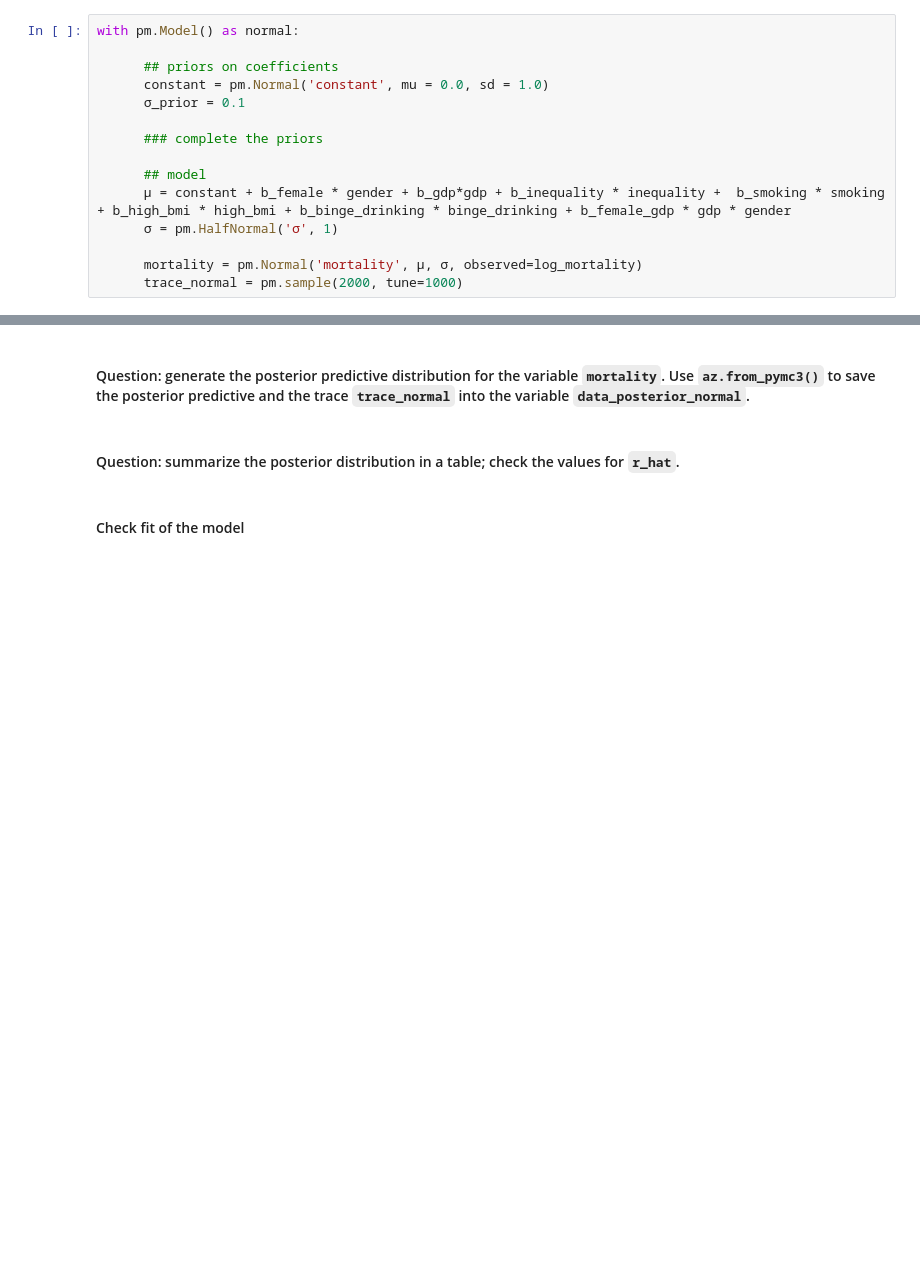
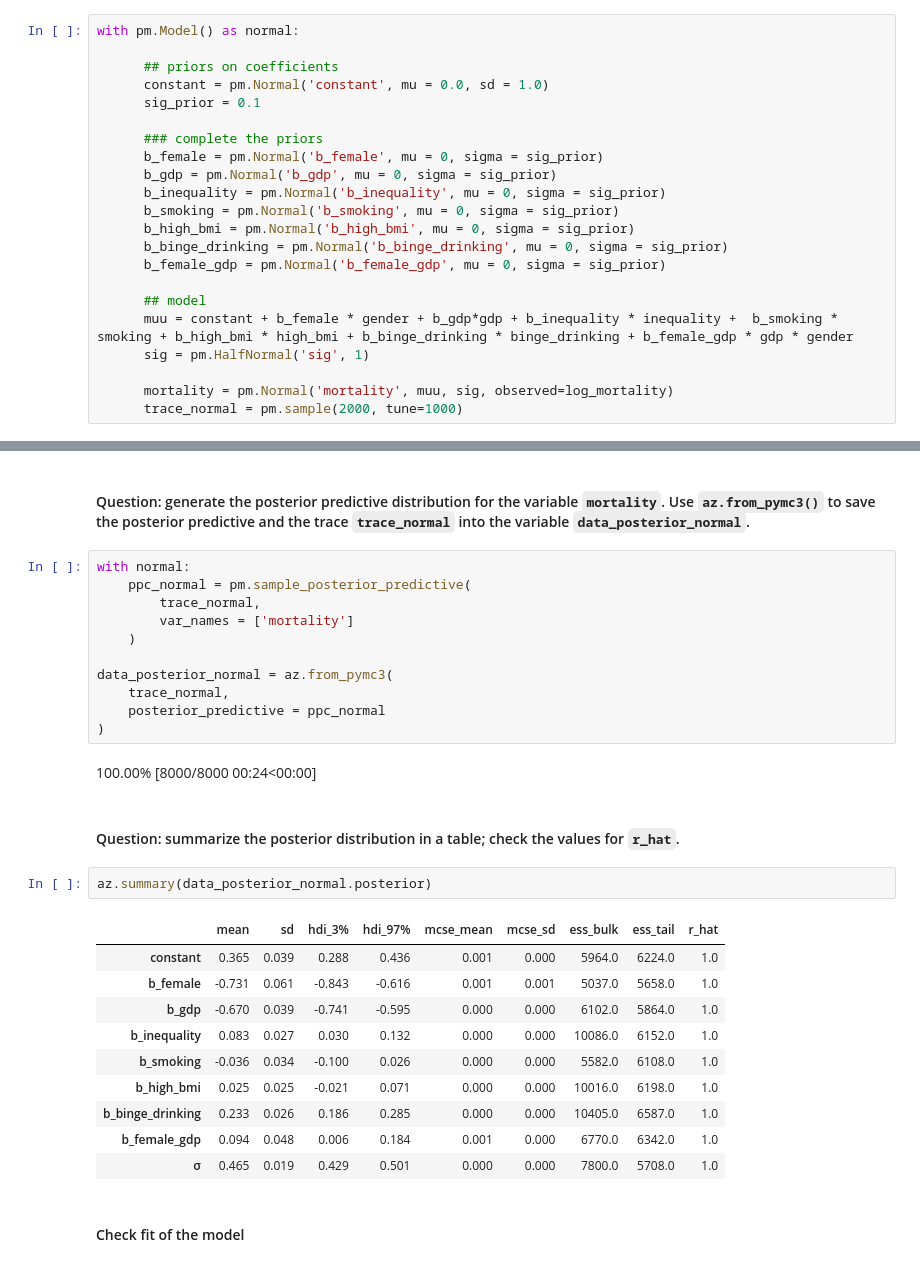
Before and after one commit to cejkiebo/msc_datascience, a Jupyter notebook: hacking_part_2.ipynb, the cells around one changed output, grey strips where cells are left out. Saved outputs shown, nothing was run; the diff lists cells and outputs as text; blank space fills up the shorter version.

Commit message:
Model specified and run on real-world data

```diff
--- a/hacking_part_2.ipynb
+++ b/hacking_part_2.ipynb
@@ -1046,13 +1046,20 @@ with pm.Model() as normal:
 
       ## priors on coefficients
       constant = pm.Normal('constant', mu = 0.0, sd = 1.0)
-      σ_prior = 0.1
+      sig_prior = 0.1
 
       ### complete the priors
+      b_female = pm.Normal('b_female', mu = 0, sigma = sig_prior)
+      b_gdp = pm.Normal('b_gdp', mu = 0, sigma = sig_prior)
+      b_inequality = pm.Normal('b_inequality', mu = 0, sigma = sig_prior)
+      b_smoking = pm.Normal('b_smoking', mu = 0, sigma = sig_prior)
+      b_high_bmi = pm.Normal('b_high_bmi', mu = 0, sigma = sig_prior)
+      b_binge_drinking = pm.Normal('b_binge_drinking', mu = 0, sigma = sig_prior)
+      b_female_gdp = pm.Normal('b_female_gdp', mu = 0, sigma = sig_prior)
 
       ## model
-      μ = constant + b_female * gender + b_gdp*gdp + b_inequality * inequality +  b_smoking * smoking + b_high_bmi * high_bmi + b_binge_drinking * binge_drinking + b_female_gdp * gdp * gender
-      σ = pm.HalfNormal('σ', 1)
+      muu = constant + b_female * gender + b_gdp*gdp + b_inequality * inequality +  b_smoking * smoking + b_high_bmi * high_bmi + b_binge_drinking * binge_drinking + b_female_gdp * gdp * gender
+      sig = pm.HalfNormal('sig', 1)
 
-      mortality = pm.Normal('mortality', μ, σ, observed=log_mortality)
+      mortality = pm.Normal('mortality', muu, sig, observed=log_mortality)
       trace_normal = pm.sample(2000, tune=1000)
@@ -1059,7 +1073,33 @@ with pm.Model() as normal:
 # %% [markdown]
 #### Question: generate the posterior predictive distribution for the variable `mortality`. Use `az.from_pymc3()` to save the posterior predictive and the trace `trace_normal` into the variable `data_posterior_normal`.
+# %%
+with normal:
+    ppc_normal = pm.sample_posterior_predictive(
+        trace_normal,
+        var_names = ['mortality']
+    )
+
+data_posterior_normal = az.from_pymc3(
+    trace_normal,
+    posterior_predictive = ppc_normal
+)
+# %% [output]
+100.00% [8000/8000 00:24<00:00]
 # %% [markdown]
 #### Question: summarize the posterior distribution in a table; check the values for `r_hat`.
+# %%
+az.summary(data_posterior_normal.posterior)
+# %% [output]
+|  | mean | sd | hdi_3% | hdi_97% | mcse_mean | mcse_sd | ess_bulk | ess_tail | r_hat |
+| constant | 0.365 | 0.039 | 0.288 | 0.436 | 0.001 | 0.000 | 5964.0 | 6224.0 | 1.0 |
+| b_female | -0.731 | 0.061 | -0.843 | -0.616 | 0.001 | 0.001 | 5037.0 | 5658.0 | 1.0 |
+| b_gdp | -0.670 | 0.039 | -0.741 | -0.595 | 0.000 | 0.000 | 6102.0 | 5864.0 | 1.0 |
+| b_inequality | 0.083 | 0.027 | 0.030 | 0.132 | 0.000 | 0.000 | 10086.0 | 6152.0 | 1.0 |
+| b_smoking | -0.036 | 0.034 | -0.100 | 0.026 | 0.000 | 0.000 | 5582.0 | 6108.0 | 1.0 |
+| b_high_bmi | 0.025 | 0.025 | -0.021 | 0.071 | 0.000 | 0.000 | 10016.0 | 6198.0 | 1.0 |
+| b_binge_drinking | 0.233 | 0.026 | 0.186 | 0.285 | 0.000 | 0.000 | 10405.0 | 6587.0 | 1.0 |
+| b_female_gdp | 0.094 | 0.048 | 0.006 | 0.184 | 0.001 | 0.000 | 6770.0 | 6342.0 | 1.0 |
+| σ | 0.465 | 0.019 | 0.429 | 0.501 | 0.000 | 0.000 | 7800.0 | 5708.0 | 1.0 |
 # %% [markdown]
 #### Check fit of the model
 # %% [markdown]
```
Also changed, not shown: parts of 1 cell of this notebook.
